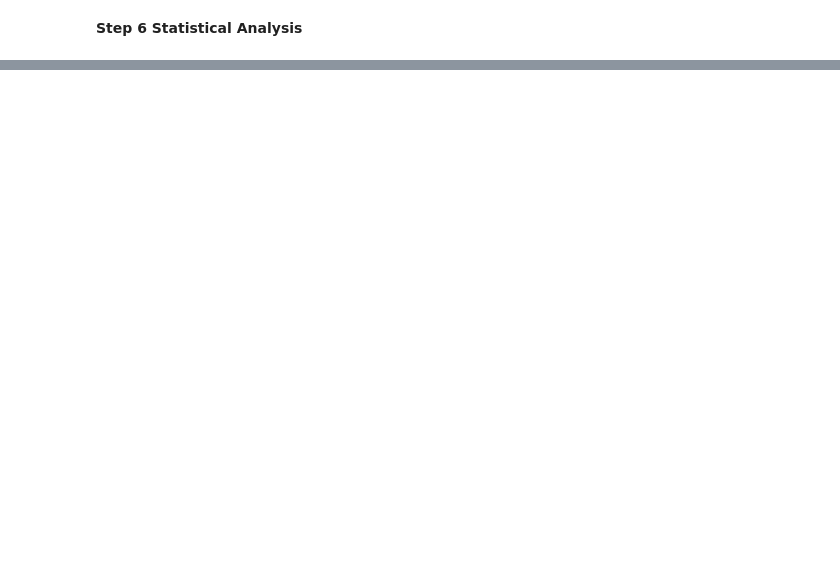
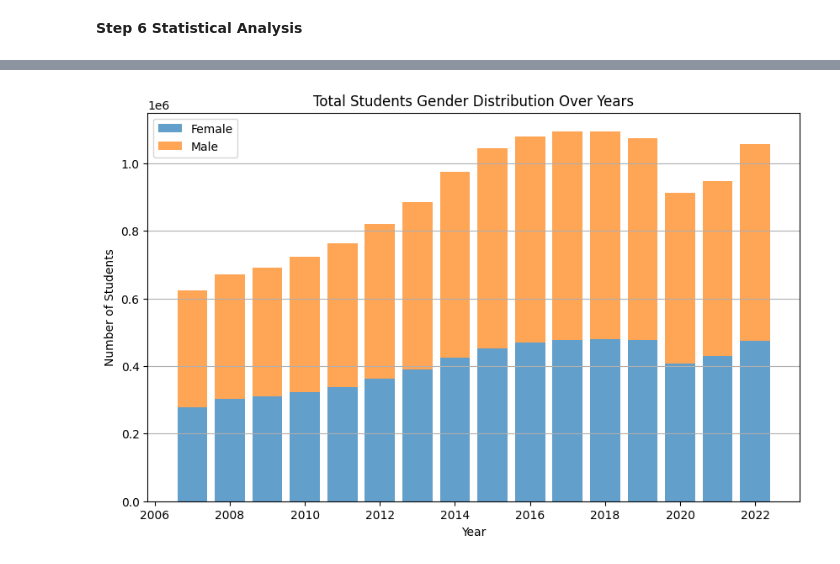
Before and after one commit to mirna1983/Global-Student-Diversity-Insights, a Jupyter notebook: Project.ipynb, the cells around one changed output, grey strips where cells are left out. Cells and saved outputs as stored; diff of their text form; code cells hidden in the pictures; blank space fills up the shorter version.

```diff
--- a/Project.ipynb
+++ b/Project.ipynb
@@ -484,0 +687,13 @@ highest_female_percentage
+# %%
+# Plotting the data as a bar graph
+plt.figure(figsize=(10, 6))
+plt.bar(view_data['year'], view_data['female'], label='Female', alpha=0.7)
+plt.bar(view_data['year'], view_data['male'], bottom=view_data['female'], label='Male', alpha=0.7)
+plt.xlabel('Year')
+plt.ylabel('Number of Students')
+plt.title('Total Students Gender Distribution Over Years')
+plt.legend()
+plt.grid(axis='y')
+plt.show()
+# %% [output]
+[figure, added]
```
Also changed, not shown: parts of 20 cells of this notebook, 1 other file.
